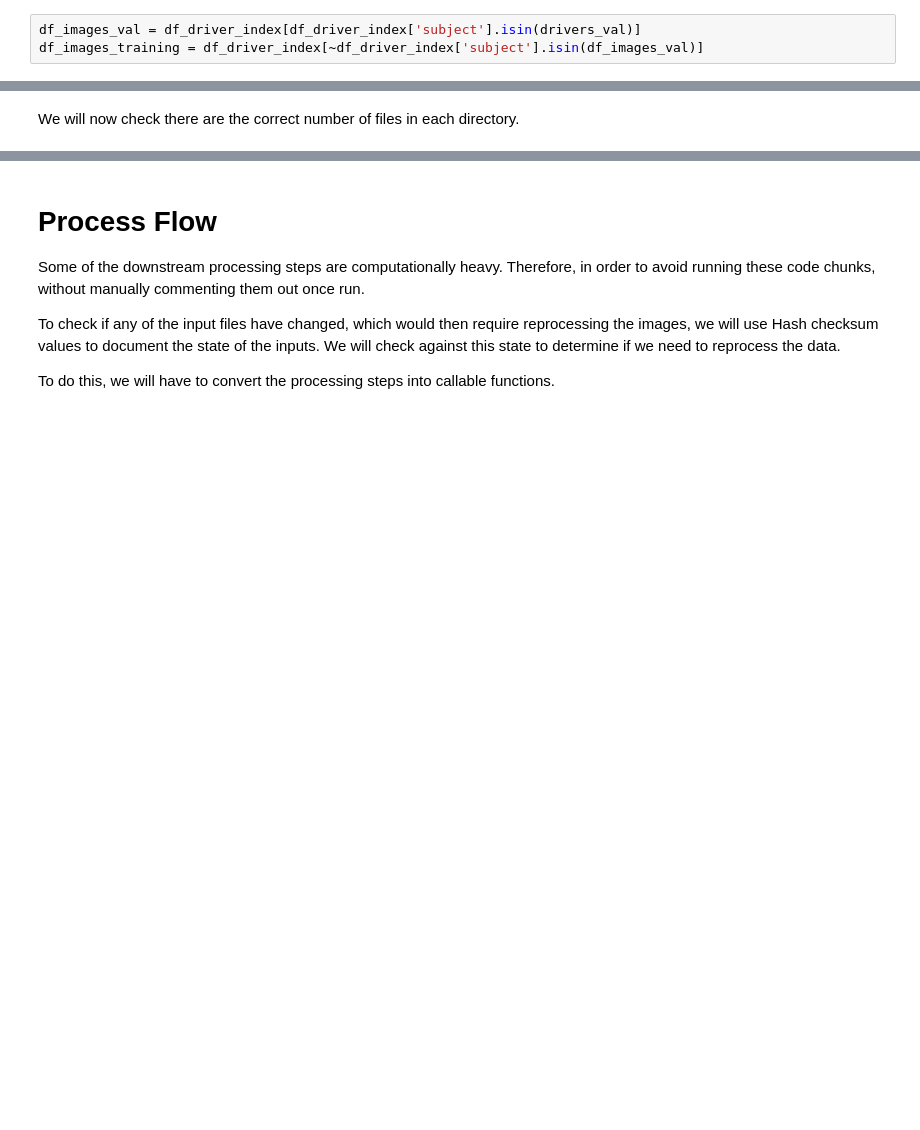
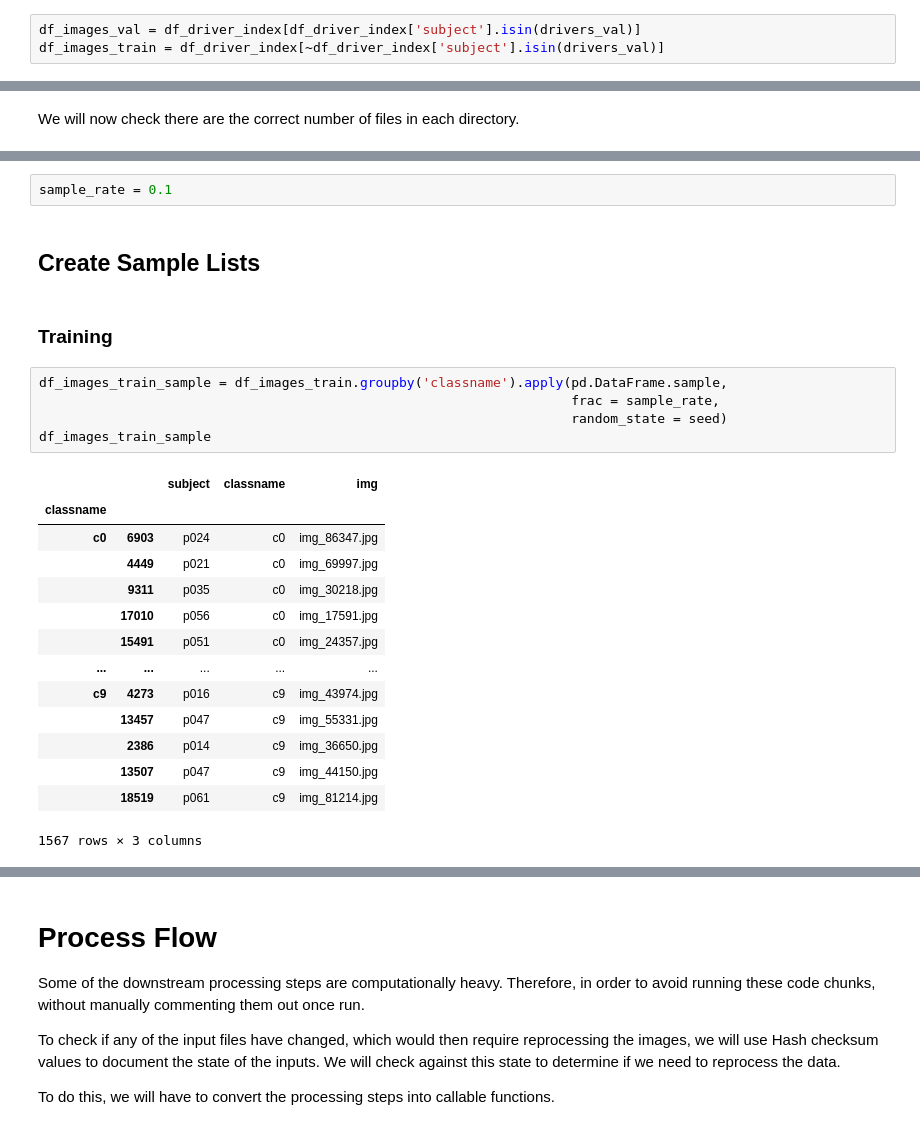
Before and after one commit to DSBA-6190-Final-Project-Team/image_classification_preprocessing, a Jupyter notebook: Image Processing - For Upload to S3.ipynb, the cells around one changed output, grey strips where cells are left out. Cells and saved outputs as stored; diff of their text form; blank space fills up the shorter version.

```diff
--- a/Image Processing - For Upload to S3.ipynb
+++ b/Image Processing - For Upload to S3.ipynb
@@ -113,5 +136,5 @@ We'll now create two lists, one list of every image file name associated with th
 We will use these lists to filter the overall lst mapping file.
 # %%
 df_images_val = df_driver_index[df_driver_index['subject'].isin(drivers_val)]
-df_images_training = df_driver_index[~df_driver_index['subject'].isin(df_images_val)]
+df_images_train = df_driver_index[~df_driver_index['subject'].isin(drivers_val)]
 # %%
@@ -204,0 +244,26 @@ There are 6738 image files in the validation dataset.
+# %%
+sample_rate = 0.1
+# %% [markdown]
+## Create Sample Lists
+# %% [markdown]
+### Training
+# %%
+df_images_train_sample = df_images_train.groupby('classname').apply(pd.DataFrame.sample,
+                                                                    frac = sample_rate,
+                                                                    random_state = seed)
+df_images_train_sample
+# %% [output]
+|  |  | subject | classname | img |
+| classname |  |  |  |  |
+| c0 | 6903 | p024 | c0 | img_86347.jpg |
+|  | 4449 | p021 | c0 | img_69997.jpg |
+|  | 9311 | p035 | c0 | img_30218.jpg |
+|  | 17010 | p056 | c0 | img_17591.jpg |
+|  | 15491 | p051 | c0 | img_24357.jpg |
+| ... | ... | ... | ... | ... |
+| c9 | 4273 | p016 | c9 | img_43974.jpg |
+|  | 13457 | p047 | c9 | img_55331.jpg |
+|  | 2386 | p014 | c9 | img_36650.jpg |
+|  | 13507 | p047 | c9 | img_44150.jpg |
+|  | 18519 | p061 | c9 | img_81214.jpg |
+1567 rows × 3 columns
```
Also changed, not shown: parts of 43 cells of this notebook, 4 other files.
